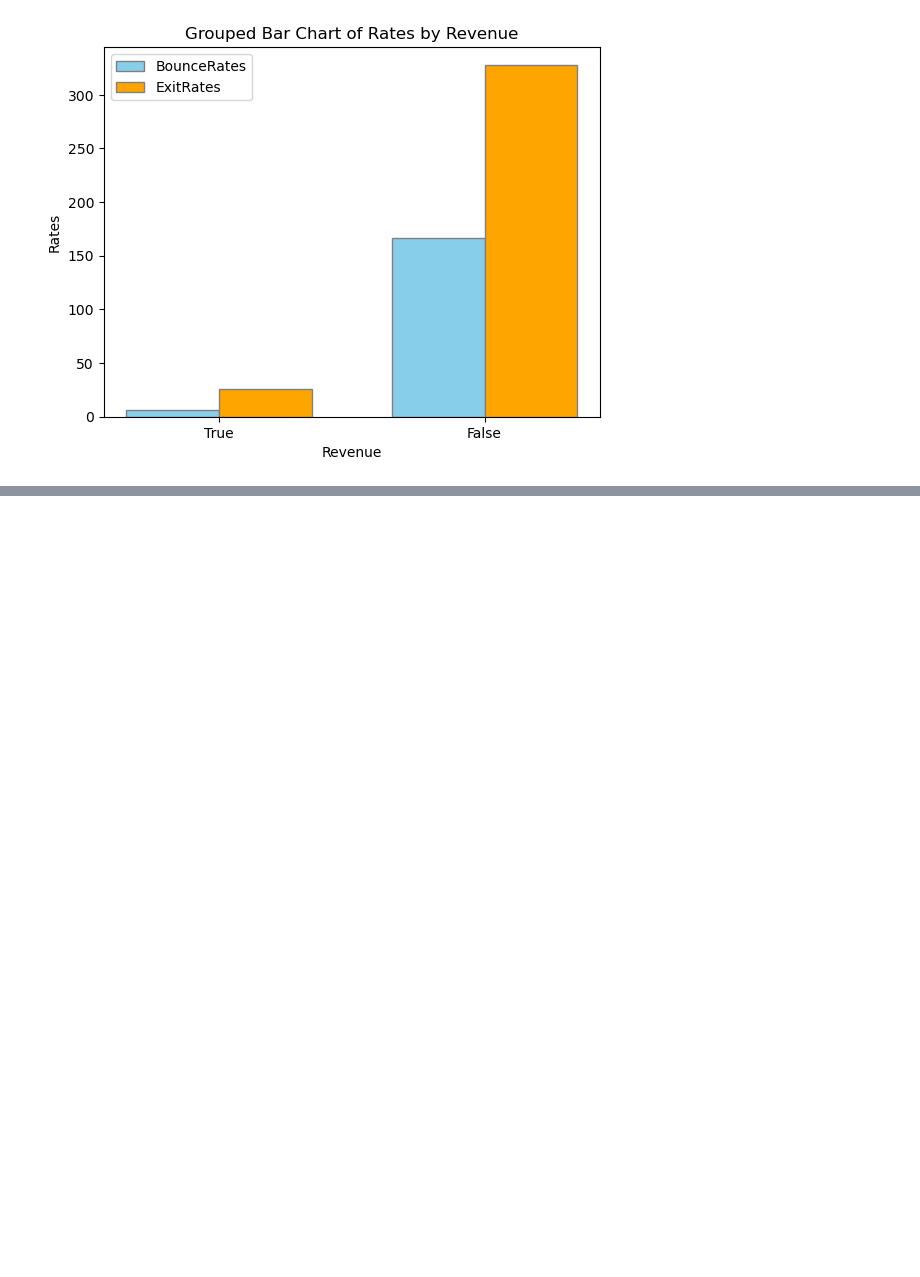
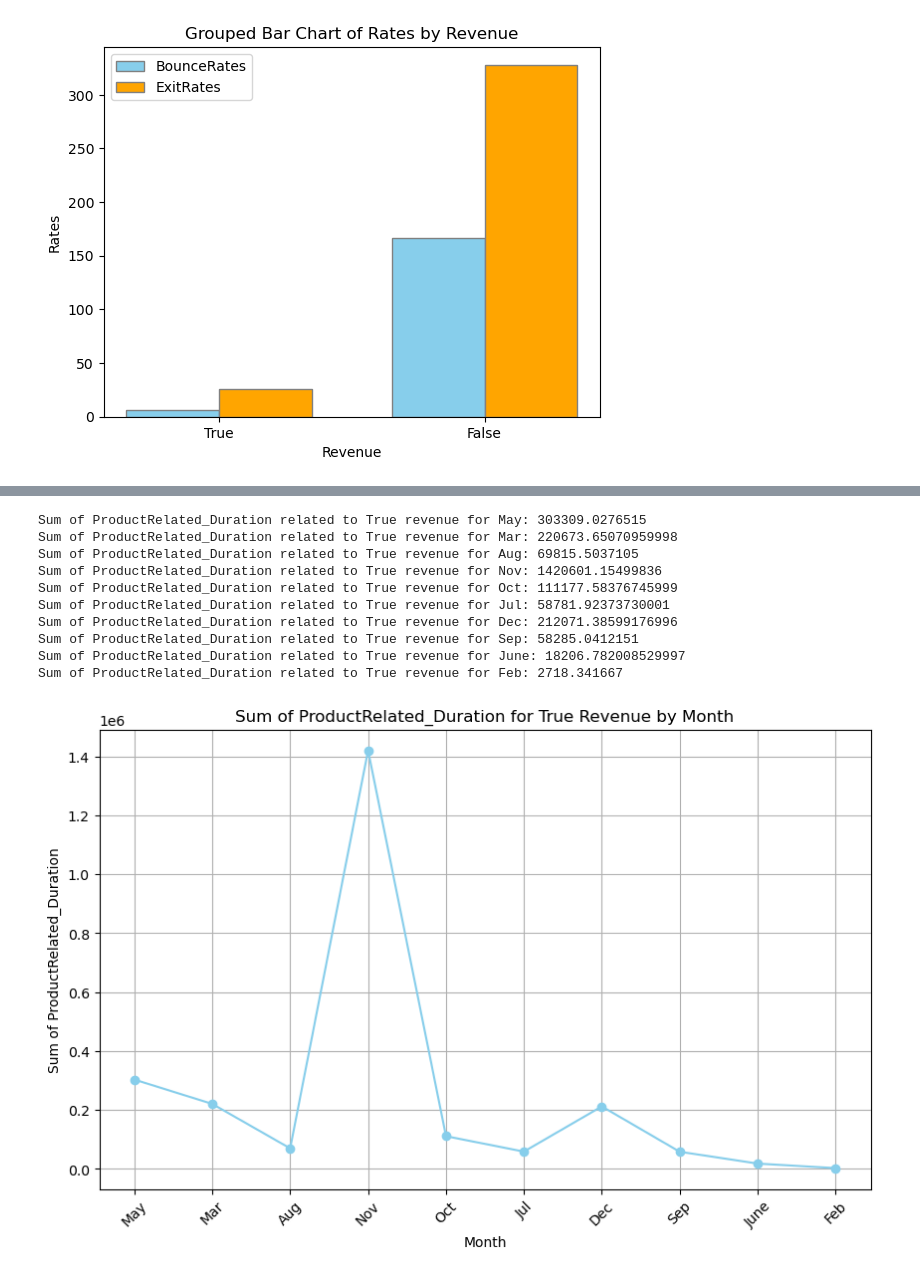
Before and after one commit to Hasii20/final_project, a Jupyter notebook: ML_Project3.ipynb, the cells around one changed output, grey strips where cells are left out. Drawn from its saved outputs; the diff is of its cells as text; code cells hidden in the pictures; blank space fills up the shorter version.

```diff
--- a/ML_Project3.ipynb
+++ b/ML_Project3.ipynb
@@ -396,0 +443,41 @@ plt.show()
+# %%
+sums_by_month_product_related = []
+
+# Iterate over all months
+for month in train_df['Month'].unique():
+    # Filter the DataFrame for True revenue and the current month
+    filtered_df = train_df[(train_df['Revenue'] == True) & (train_df['Month'] == month)]
+    # Calculate the sum of ProductRelated_Duration for the filtered DataFrame
+    sum_product_related_duration_revenue_true = filtered_df['ProductRelated_Duration'].sum()
+    # Append the sum to the list
+    sums_by_month_product_related.append((month, sum_product_related_duration_revenue_true))
+
+# Print the sums for each month
+for month, total in sums_by_month_product_related:
+    print(f"Sum of ProductRelated_Duration related to True revenue for {month}: {total}")
+
+# Extracting months and sums from the list of tuples
+months_product_related = [month for month, _ in sums_by_month_product_related]
+totals_product_related = [total for _, total in sums_by_month_product_related]
+
+# Plotting the line chart
+plt.figure(figsize=(10, 6))
+plt.plot(months_product_related, totals_product_related, marker='o', color='skyblue', linestyle='-')
+plt.title('Sum of ProductRelated_Duration for True Revenue by Month')
+plt.xlabel('Month')
+plt.ylabel('Sum of ProductRelated_Duration')
+plt.xticks(rotation=45)
+plt.grid(True)
+plt.show()
+# %% [output]
+Sum of ProductRelated_Duration related to True revenue for May: 303309.0276515
+Sum of ProductRelated_Duration related to True revenue for Mar: 220673.65070959998
+Sum of ProductRelated_Duration related to True revenue for Aug: 69815.5037105
+Sum of ProductRelated_Duration related to True revenue for Nov: 1420601.15499836
+Sum of ProductRelated_Duration related to True revenue for Oct: 111177.58376745999
+Sum of ProductRelated_Duration related to True revenue for Jul: 58781.92373730001
+Sum of ProductRelated_Duration related to True revenue for Dec: 212071.38599176996
+Sum of ProductRelated_Duration related to True revenue for Sep: 58285.0412151
+Sum of ProductRelated_Duration related to True revenue for June: 18206.782008529997
+Sum of ProductRelated_Duration related to True revenue for Feb: 2718.341667
+[figure, added]
```
Also changed, not shown: parts of 5 cells of this notebook.
